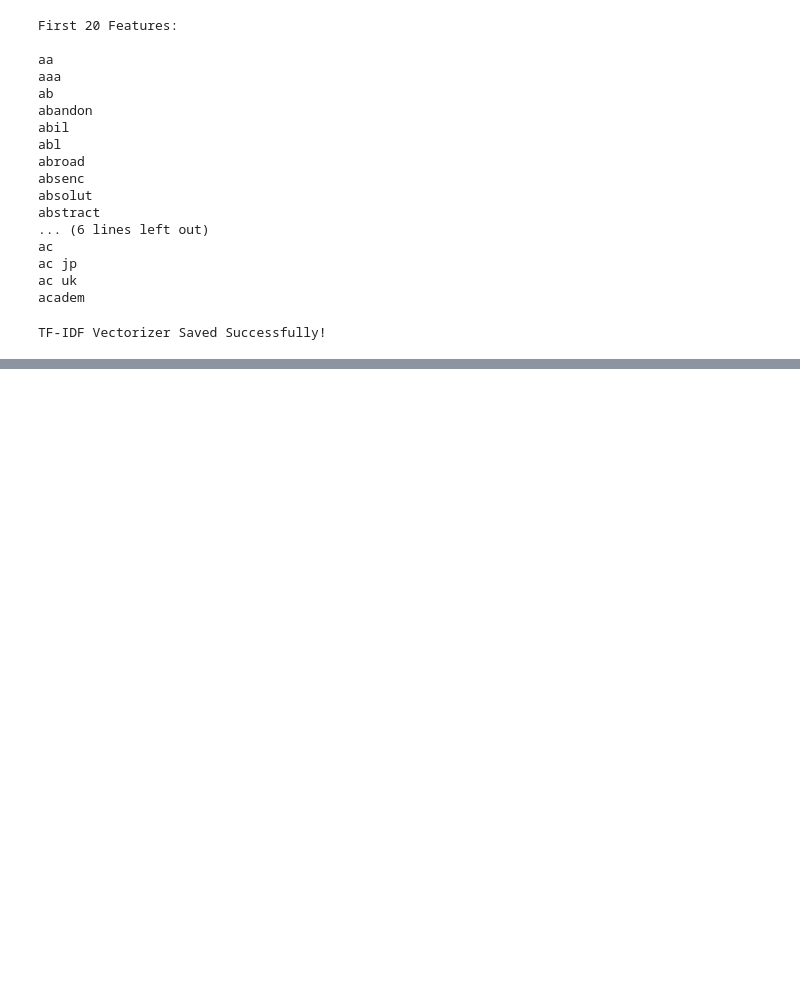
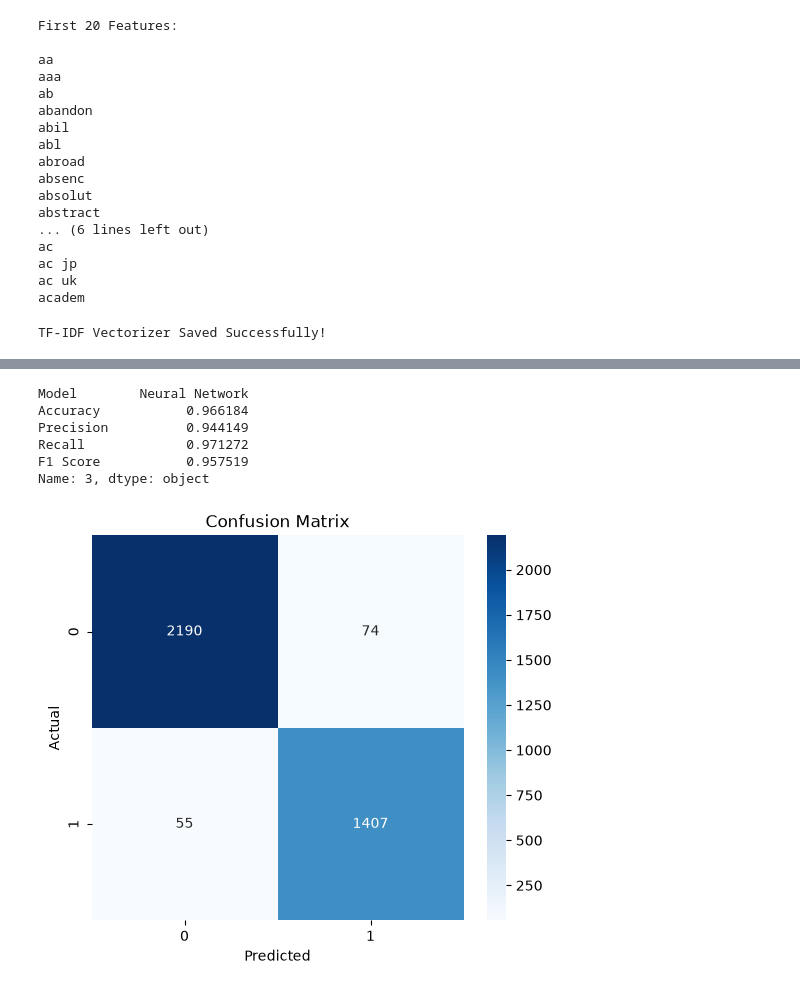
Before and after one commit to harshu1924/AI-Driven-Phishing-Email-Detection, a Jupyter notebook: notebooks/phishing_detection.ipynb, the cells around one changed output, grey strips where cells are left out. Drawn from its saved outputs; the diff is of its cells as text; code cells hidden in the pictures; blank space fills up the shorter version.

Commit message:
Trained and evaluated machine learning models

```diff
--- a/notebooks/phishing_detection.ipynb
+++ b/notebooks/phishing_detection.ipynb
@@ -654,0 +699,16 @@ TF-IDF Vectorizer Saved Successfully!
+# %%
+# ==========================================================
+# Train All Models
+# ==========================================================
+
+trained_models = {}
+
+for name, model in models.items():
+
+    print(f"Training {name}...")
+
+    model.fit(X_train_tfidf, y_train)
+
+    trained_models[name] = model
+
+print("\nAll Models Trained Successfully!")
@@ -654,0 +766,45 @@ TF-IDF Vectorizer Saved Successfully!
+# %%
+# ==========================================================
+# Best Performing Model
+# ==========================================================
+
+best_model = results_df.sort_values(
+    by="Accuracy",
+    ascending=False
+).iloc[0]
+
+print(best_model)
+# %% [output]
+Model        Neural Network
+Accuracy           0.966184
+Precision          0.944149
+Recall             0.971272
+F1 Score           0.957519
+Name: 3, dtype: object
+# %%
+# ==========================================================
+# Confusion Matrix
+# ==========================================================
+
+best_classifier = trained_models["Logistic Regression"]
+
+predictions = best_classifier.predict(X_test_tfidf)
+
+cm = confusion_matrix(y_test, predictions)
+
+plt.figure(figsize=(6,5))
+
+sns.heatmap(
+    cm,
+    annot=True,
+    fmt="d",
+    cmap="Blues"
+)
+
+plt.xlabel("Predicted")
+plt.ylabel("Actual")
+plt.title("Confusion Matrix")
+
+plt.show()
+# %% [output]
+[figure, added]
```
Also changed, not shown: parts of 7 cells of this notebook.
